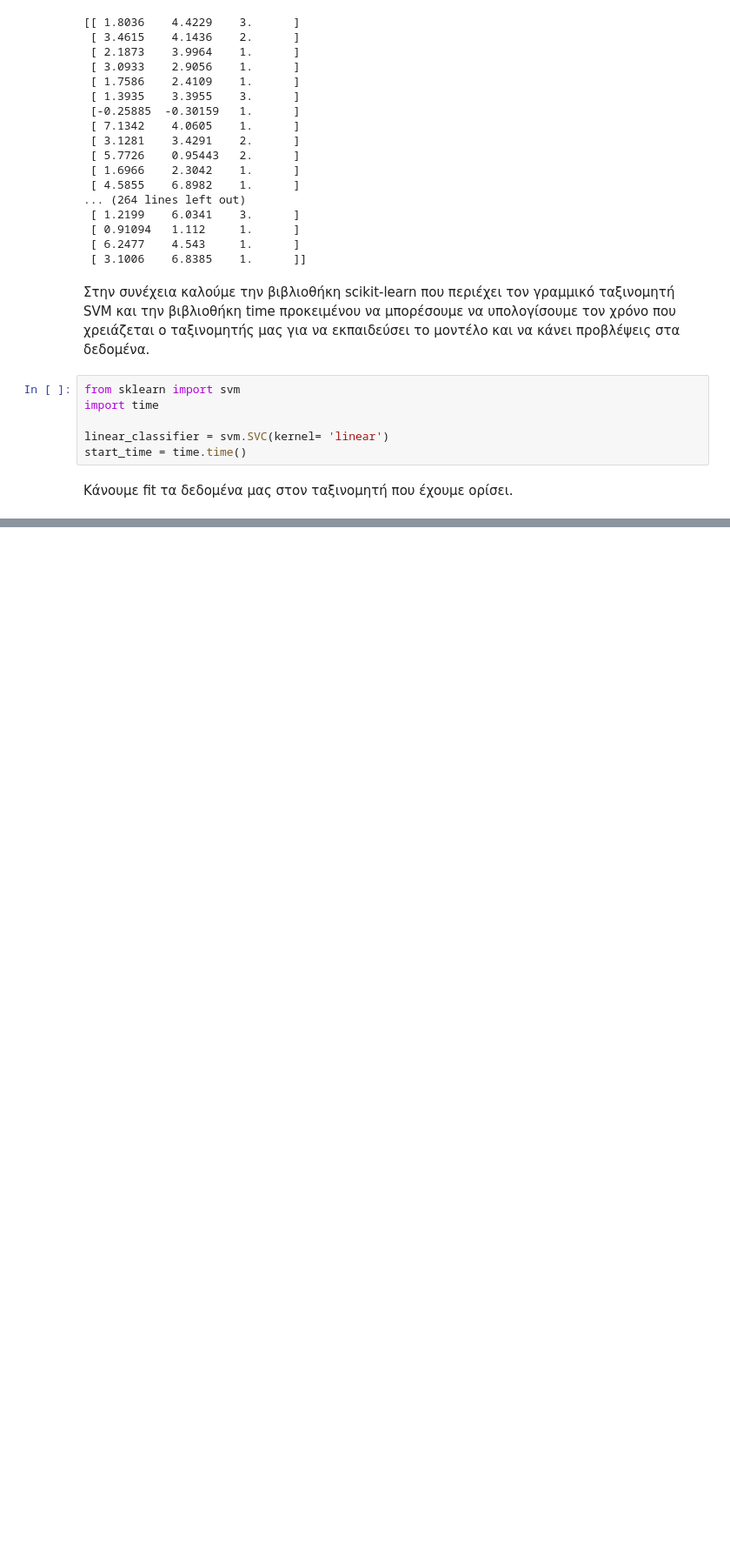
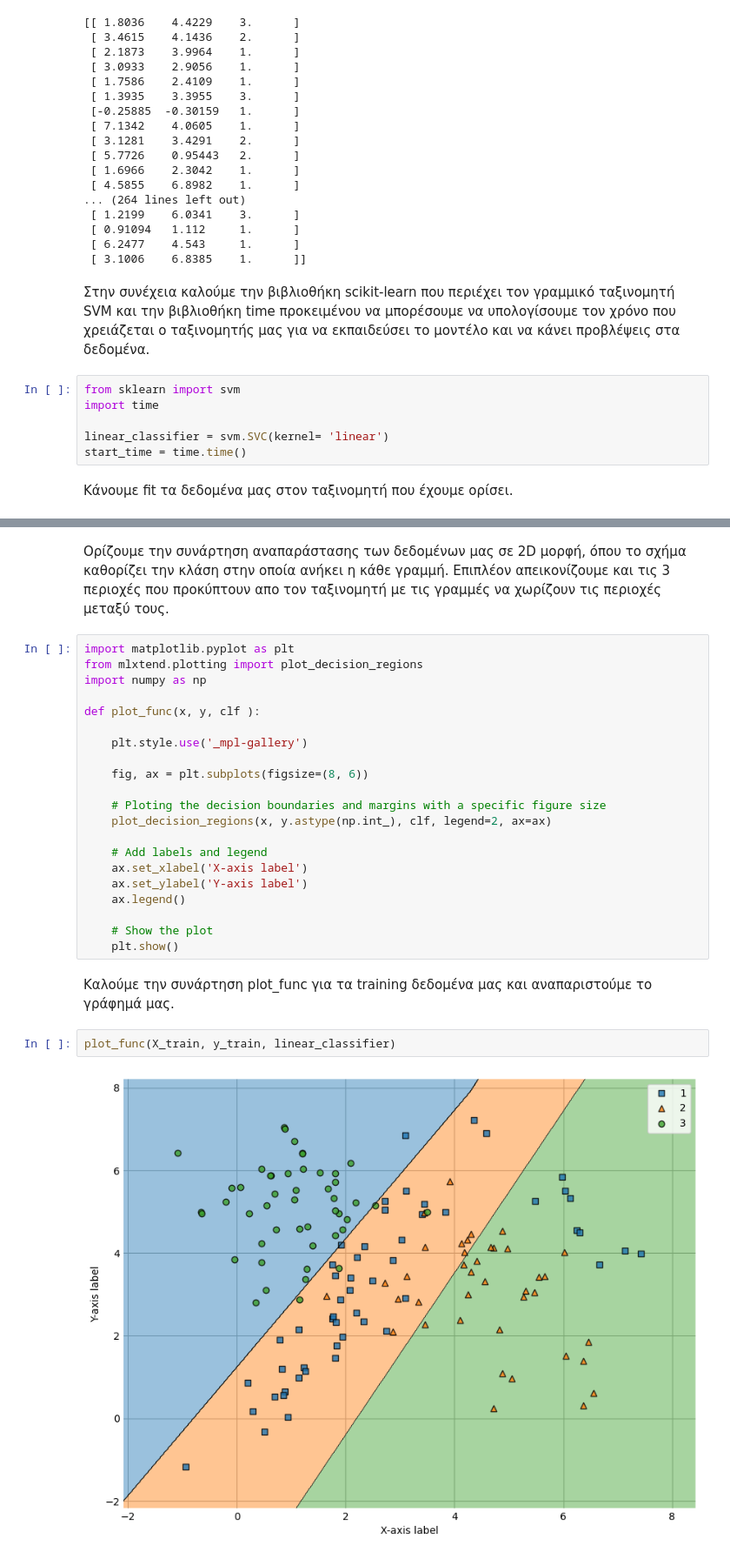
Before and after one commit to Elemxm/Pattern-Recognition, a Jupyter notebook: svm.ipynb, the cells around one changed output, grey strips where cells are left out. Shown at 87% size. Drawn from its saved outputs; the diff is of its cells as text; blank space fills up the shorter version.

Commit message:
almost finished with linear kernel.

```diff
--- a/svm.ipynb
+++ b/svm.ipynb
@@ -122,0 +90,29 @@ plt.show()
+# %% [markdown]
+Ορίζουμε την συνάρτηση αναπαράστασης των δεδομένων μας σε 2D μορφή, όπου το σχήμα καθορίζει την κλάση στην οποία ανήκει η κάθε γραμμή. Επιπλέον απεικονίζουμε και τις 3 περιοχές που προκύπτουν απο τον ταξινομητή με τις γραμμές να χωρίζουν τις περιοχές μεταξύ τους.
+# %%
+import matplotlib.pyplot as plt
+from mlxtend.plotting import plot_decision_regions
+import numpy as np
+
+def plot_func(x, y, clf ):
+
+    plt.style.use('_mpl-gallery')
+
+    fig, ax = plt.subplots(figsize=(8, 6))
+
+    # Ploting the decision boundaries and margins with a specific figure size
+    plot_decision_regions(x, y.astype(np.int_), clf, legend=2, ax=ax)
+
+    # Add labels and legend
+    ax.set_xlabel('X-axis label')
+    ax.set_ylabel('Y-axis label')
+    ax.legend()
+
+    # Show the plot
+    plt.show()
+# %% [markdown]
+Καλούμε την συνάρτηση plot_func για τα training δεδομένα μας και αναπαριστούμε το γράφημά μας.
+# %%
+plot_func(X_train, y_train, linear_classifier)
+# %% [output]
+[figure, added]
```
Also changed, not shown: parts of 11 cells of this notebook.
